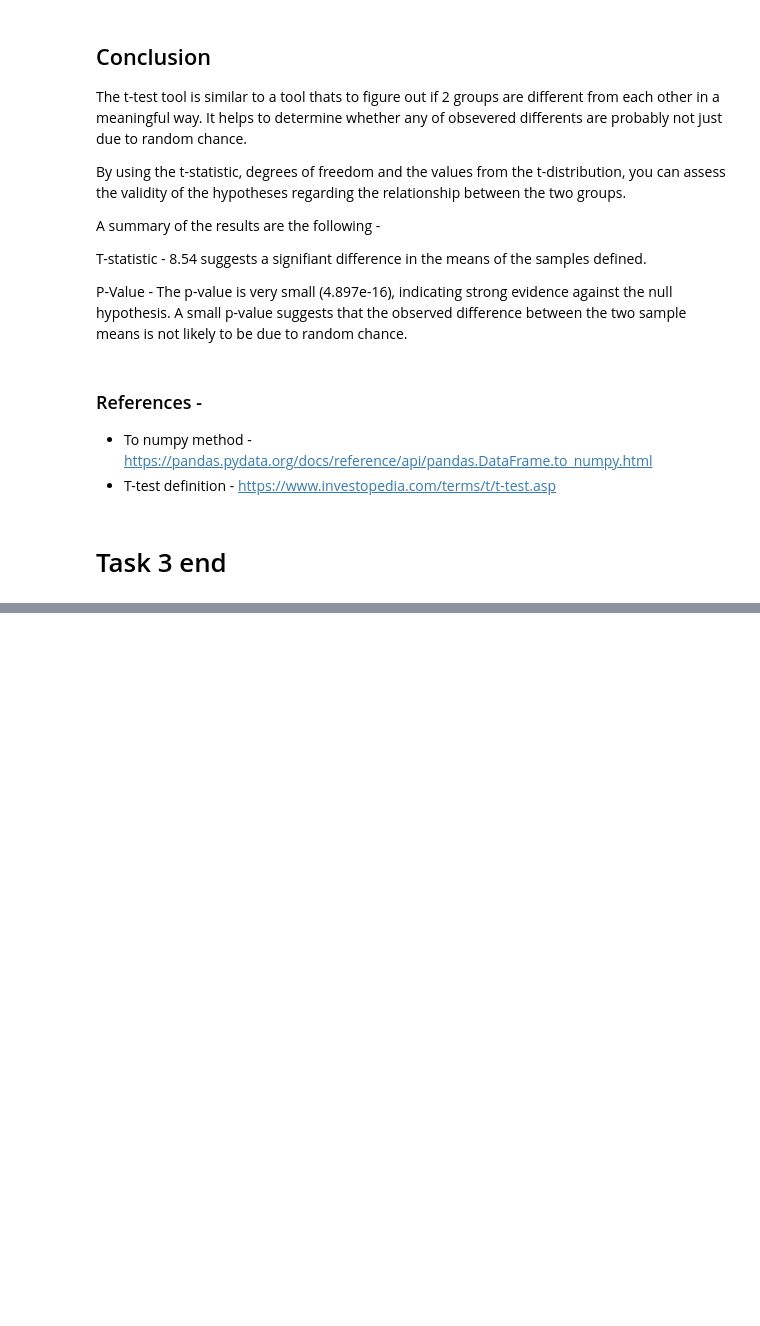
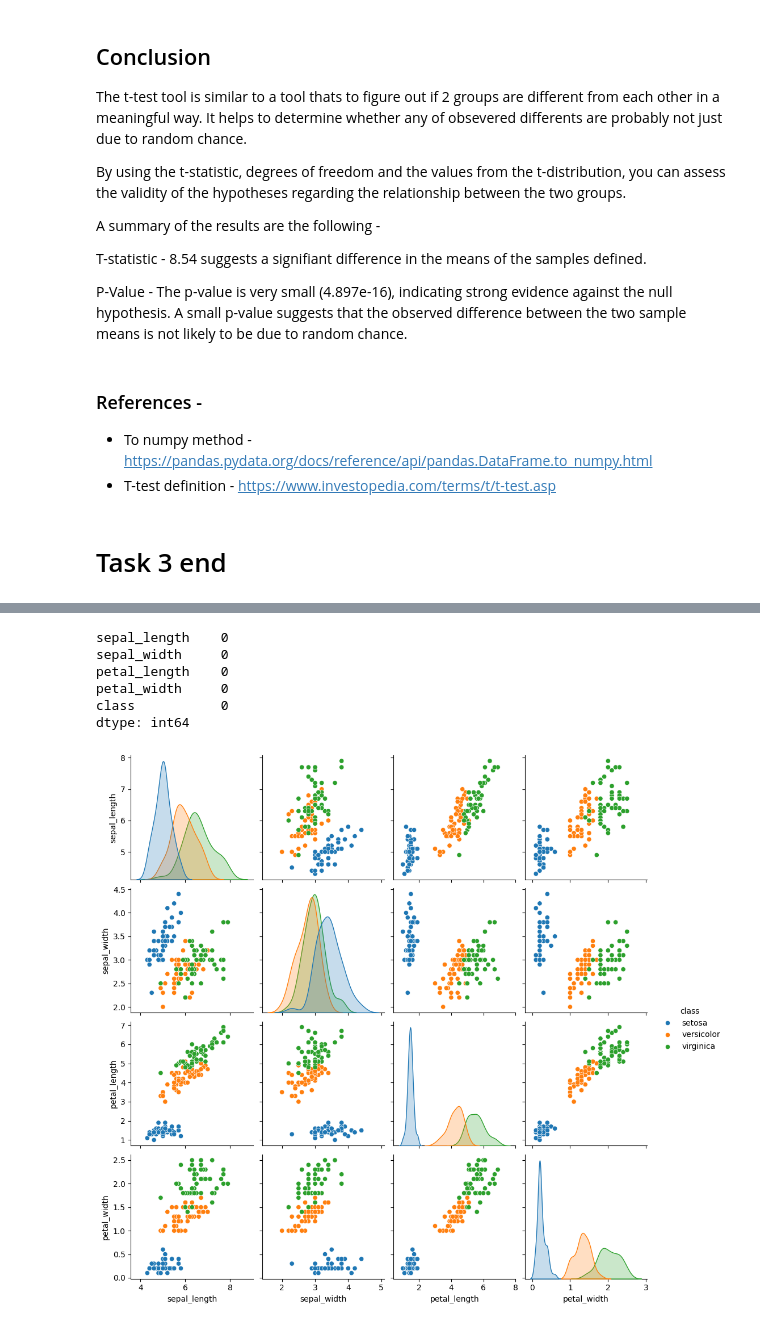
Before and after one commit to G00232918/machine_learning_and_stats, a Jupyter notebook: tasks.ipynb, the cells around one changed output, grey strips where cells are left out. Drawn from its saved outputs; the diff is of its cells as text; code cells hidden in the pictures; blank space fills up the shorter version.

```diff
--- a/tasks.ipynb
+++ b/tasks.ipynb
@@ -248,0 +253,14 @@ P-Value -  The p-value is very small (4.897e-16), indicating strong evidence aga
+# %%
+import pandas as pd
+import seaborn as sns
+import matplotlib.pyplot as plt
+import sklearn as sk
+import numpy as np
+from sklearn.neighbors import KNeighborsClassifier
+
+
+# read in the data
+df = pd.read_csv('data/iris.csv')
+
+# show data
+df
@@ -248,0 +281,18 @@ P-Value -  The p-value is very small (4.897e-16), indicating strong evidence aga
+# %%
+# check for nan values
+
+df.isna().sum()
+# %% [output]
+sepal_length    0
+sepal_width     0
+petal_length    0
+petal_width     0
+class           0
+dtype: int64
+# %%
+# show the visualisation to see is the difference obvious
+
+sns.pairplot(df, hue="class")
+plt.show()
+# %% [output]
+[figure, added]
```
Also changed, not shown: parts of 27 cells of this notebook, 2 other files.
